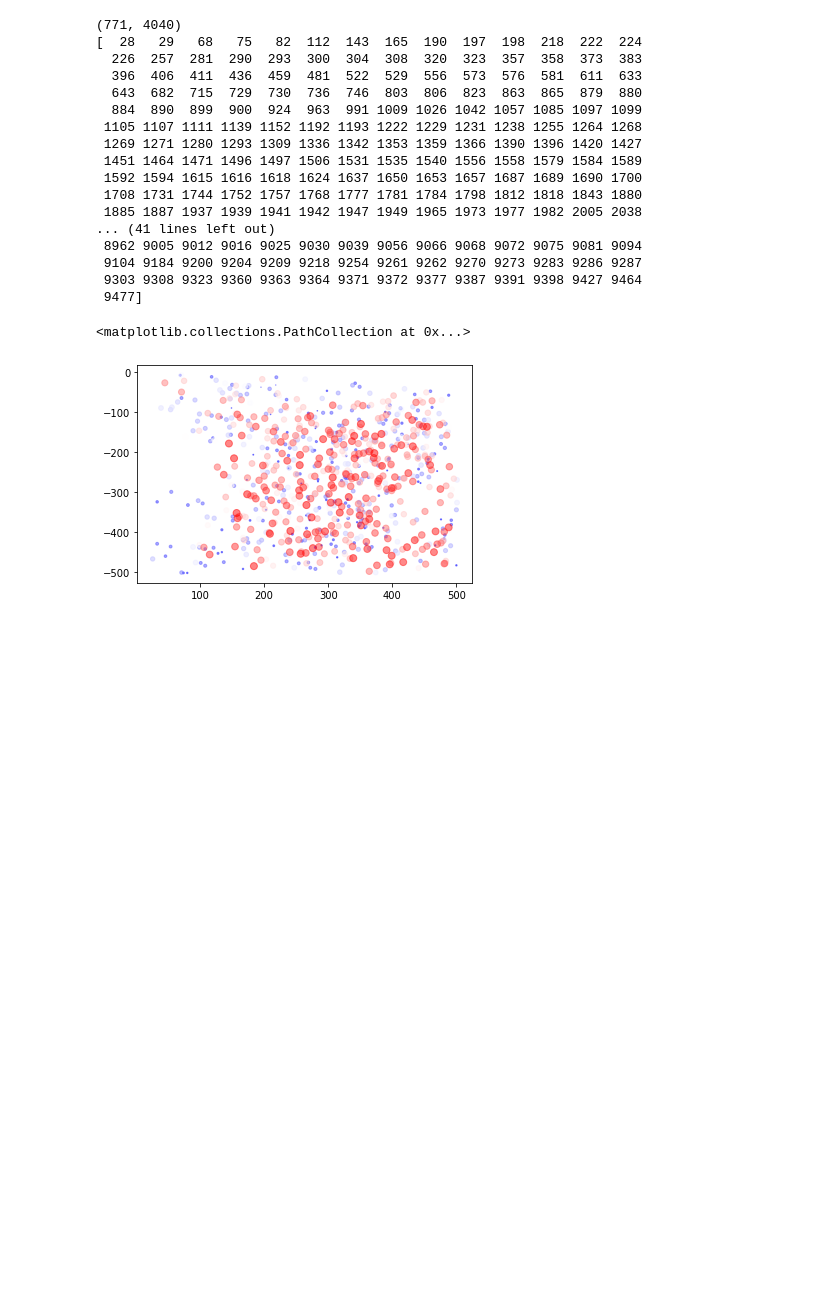
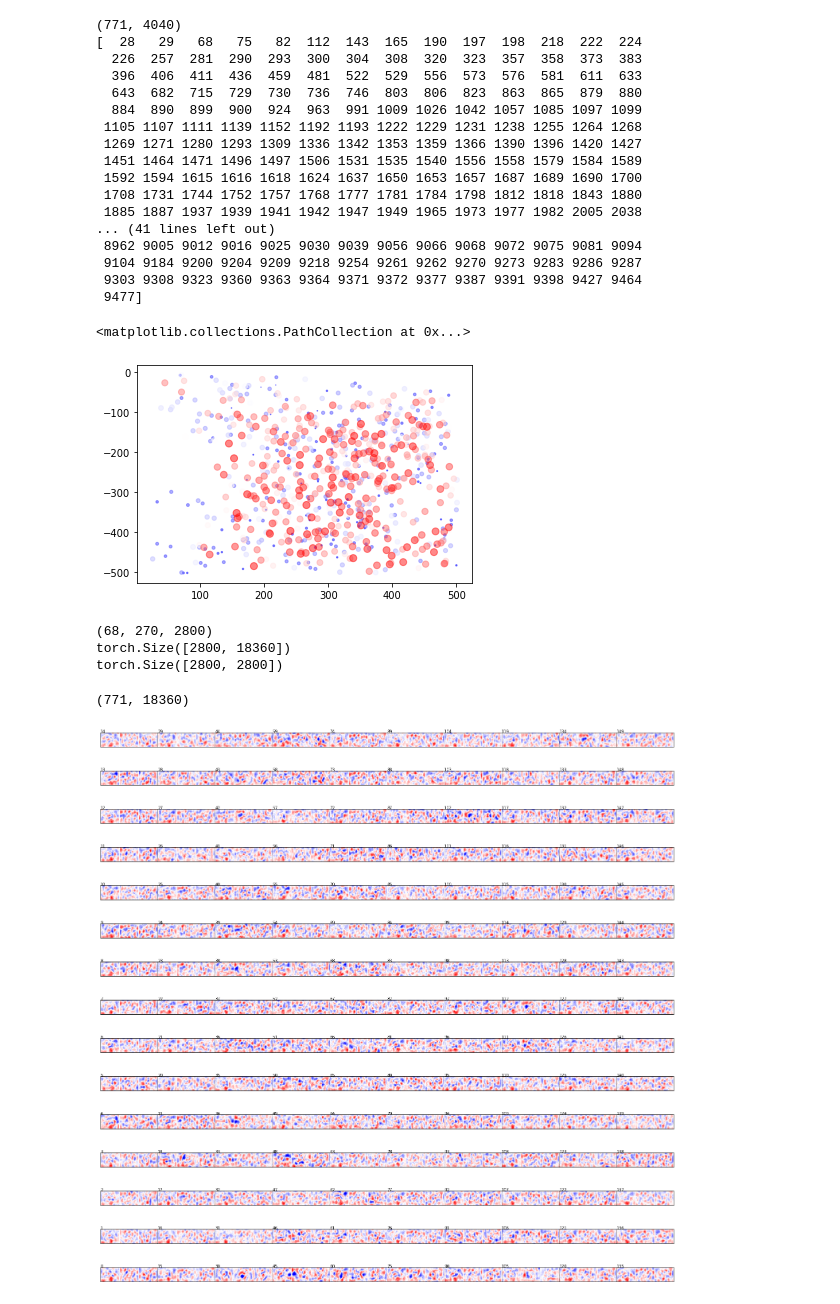
Before and after one commit to mariakesa/DayanAbbottExplorations, a Jupyter notebook: InhibitoryReceptiveFieldsNotebook.ipynb, the cells around one changed output. Drawn from its saved outputs; the diff is of its cells as text; code cells hidden in the pictures; blank space fills up the shorter version.

Commit message:
receptive field plots

```diff
--- a/InhibitoryReceptiveFieldsNotebook.ipynb
+++ b/InhibitoryReceptiveFieldsNotebook.ipynb
@@ -43,3 +43,29 @@ plt.scatter(ypos[:,0], -ypos[:,1], s = 50 * lam, c = comp, cmap='bwr', alpha = .
  9477]
 <matplotlib.collections.PathCollection at 0x...>
 [figure]
+# %%
+import torch
+
+def PCA(images,k=100):
+    images=torch.FloatTensor(images)
+    mean_im=torch.mean(images,dim=0)
+    centered=torch.sub(images,mean_im)
+    print(centered.size())
+    U,S,V=torch.svd(centered)
+    #print(U,S,V)
+    S=torch.diag(S)
+    print(U.size())
+    reduced=torch.matmul(U[:,:k],S[:k,:k])
+    #print(reduced.size())
+    reduced=torch.matmul(reduced,V[:,:k].t())
+    return np.array(reduced)
+
+images=io.loadmat('/media/maria/DATA1/Documents/old_data/images_natimg2800_all.mat')['imgs']
+print(images.shape)
+images=images.transpose((2,0,1))
+images=images.reshape((2800,68*270))
+reduced_images=PCA(images)
+# %% [output]
+(68, 270, 2800)
+torch.Size([2800, 18360])
+torch.Size([2800, 2800])
@@ -45,0 +109,25 @@ plt.scatter(ypos[:,0], -ypos[:,1], s = 50 * lam, c = comp, cmap='bwr', alpha = .
+# %%
+print(assembly_array.shape)
+assembly_array_=assembly_array.copy()
+np.save('assemb.npy',assembly_array)
+# %% [output]
+(771, 18360)
+# %%
+assembly_array_=np.load('assemb.npy')
+assembly_array=assembly_array_[:150,:].reshape(10,15,18360)
+fig=plt.figure(figsize=(20,20))
+ax=[]
+i=0
+rfmax = np.max(assembly_array)
+for ind1 in range(0,10):
+    for ind2 in range(0,15):
+        ax=fig.add_axes([ind1/10,ind2/15,1./10,1./15])
+        rfmax = np.max(assembly_array)
+        ax.imshow(assembly_array[ind1,ind2,:].reshape(68,270),cmap=plt.get_cmap('bwr'),vmin = -rfmax, vmax = rfmax)
+        ax.set_xticks([])
+        ax.set_yticks([])
+        ax.text(x=ind1/10,y=ind2/15,s=str(i))
+        i+=1
+plt.show()
+# %% [output]
+[figure, added]
```
Also changed, not shown: parts of 1 cell of this notebook.
